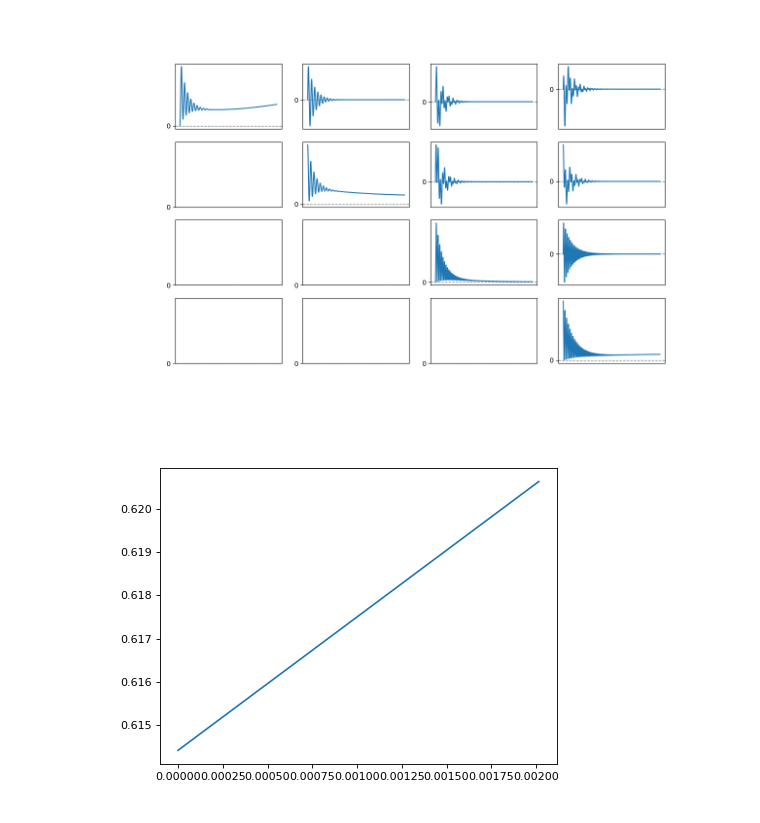
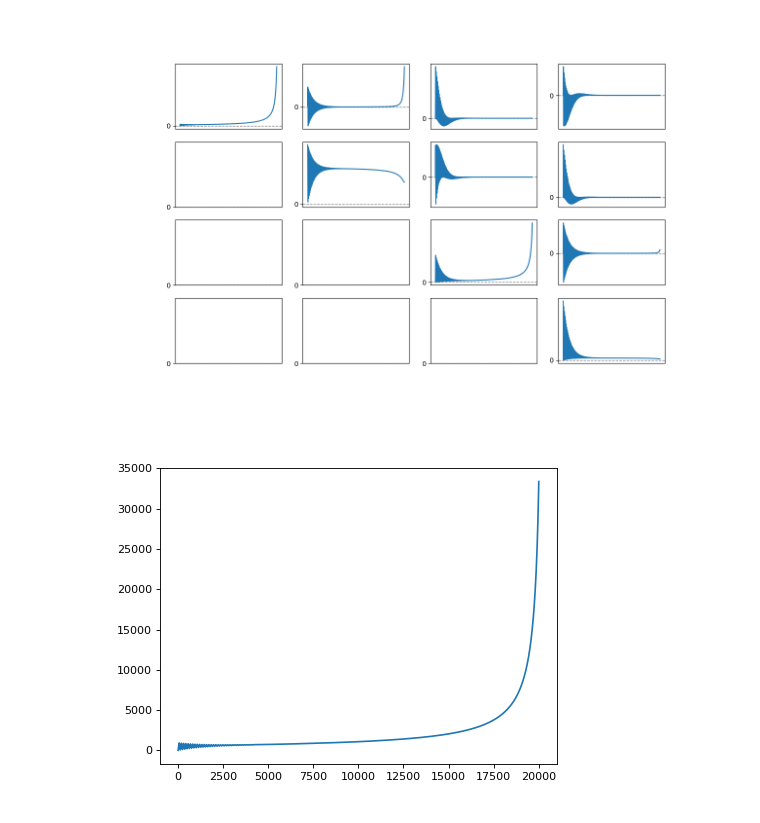
Before and after one commit to mekise/QuantumStirlingEngine, a Jupyter notebook: notebooks/plot.ipynb, the cells around one changed output. Drawn from its saved outputs; the diff is of its cells as text; code cells hidden in the pictures.

```diff
--- a/notebooks/plot.ipynb
+++ b/notebooks/plot.ipynb
@@ -5,7 +5,9 @@ from numpy import linalg as la
 import matplotlib.animation as animation
 %matplotlib widget
 # %%
-filenpz = "../data/run_04.npz"
+filenpz = "../data/run_06.npz"
 
 t = np.load(filenpz)["t"]
 cov = np.load(filenpz)["cov"]
+
+# list(np.load(filenpz).keys())
@@ -34,14 +47,14 @@ ax[1, 3].plot(t, cov[:, 9])
 plt.show()
 plt.tight_layout()
 # %% [output]
-[figure, old version]
+[figure, new version]
 # %%
 fig, ax = plt.subplots(dpi=80)
 plt.gcf().set_facecolor("white") # set white background
 
-plt.plot(t[:5], cov[:5, 6])
+plt.plot(t, cov[:, 0])
 
 plt.show()
 plt.tight_layout()
 # %% [output]
-[figure, old version]
+[figure, new version]
```
Also changed, not shown: parts of 1 cell of this notebook, 5 other files.
